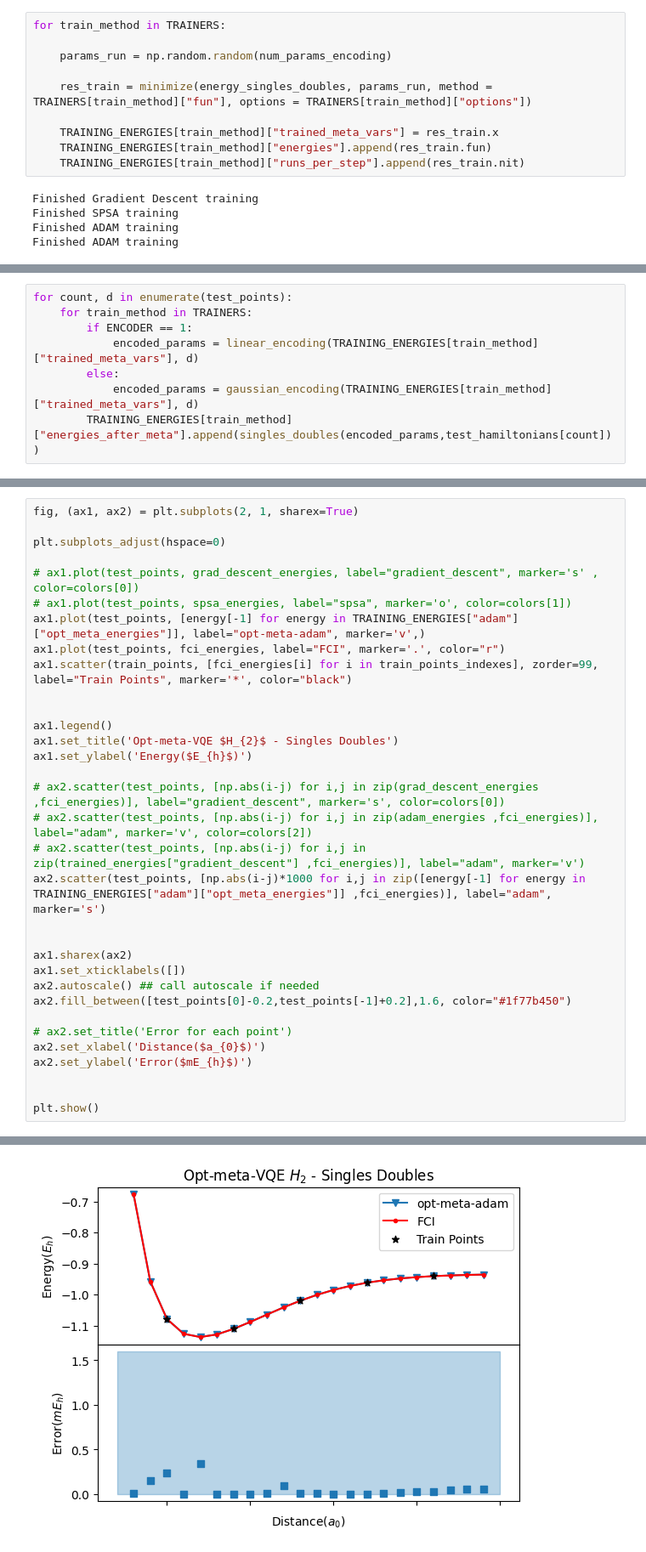
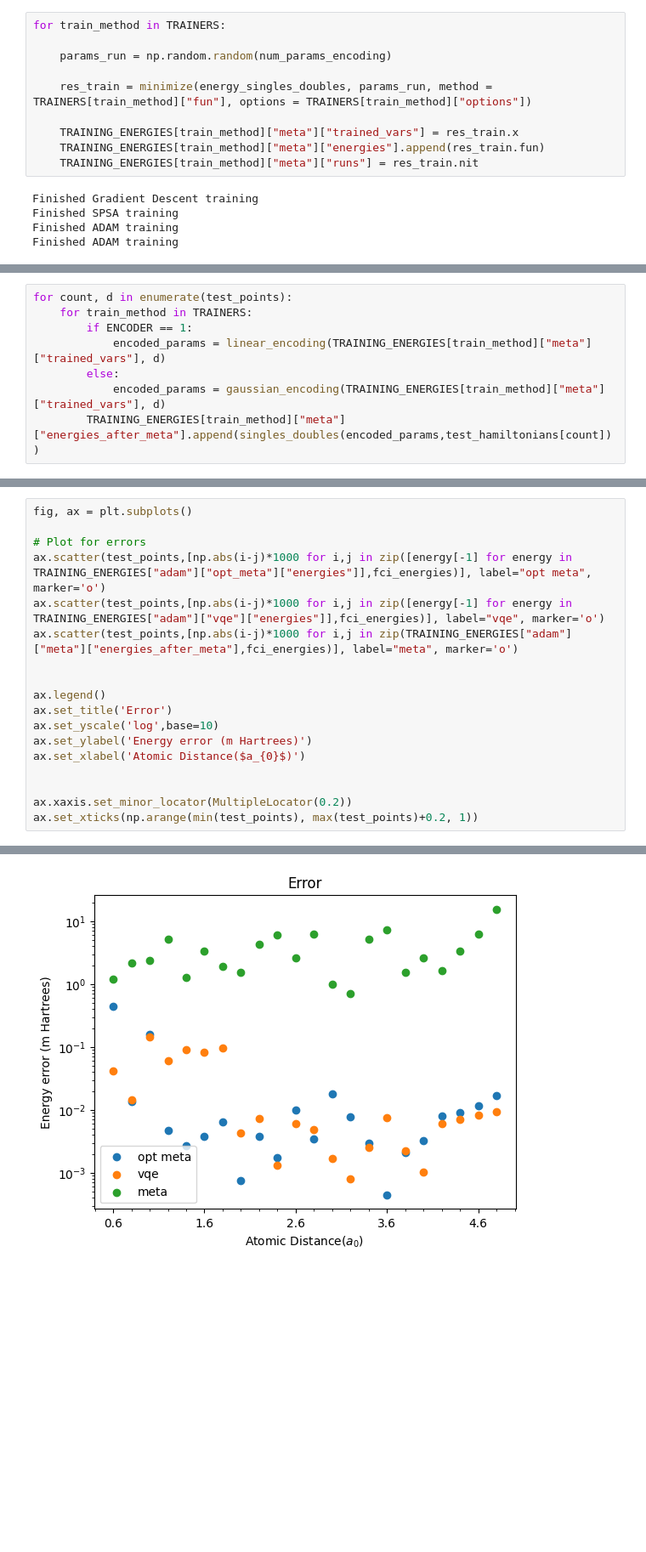
Before and after one commit to sergioandrescs/meta-VQE-pennylane, a Jupyter notebook: meta_VQE_pennylane_catalyst_singles_doubles.ipynb, the cells around one changed output, grey strips where cells are left out. Shown at 85% size. Cells and saved outputs as stored; diff of their text form; blank space fills up the shorter version.

Commit message:
Integrating VQE to meta. Runs

```diff
--- a/meta_VQE_pennylane_catalyst_singles_doubles.ipynb
+++ b/meta_VQE_pennylane_catalyst_singles_doubles.ipynb
@@ -316,9 +326,9 @@ for train_method in TRAINERS:
 
     res_train = minimize(energy_singles_doubles, params_run, method = TRAINERS[train_method]["fun"], options = TRAINERS[train_method]["options"])
 
-    TRAINING_ENERGIES[train_method]["trained_meta_vars"] = res_train.x
-    TRAINING_ENERGIES[train_method]["energies"].append(res_train.fun)
-    TRAINING_ENERGIES[train_method]["runs_per_step"].append(res_train.nit)
+    TRAINING_ENERGIES[train_method]["meta"]["trained_vars"] = res_train.x
+    TRAINING_ENERGIES[train_method]["meta"]["energies"].append(res_train.fun)
+    TRAINING_ENERGIES[train_method]["meta"]["runs"] = res_train.nit
 # %% [output]
 Finished Gradient Descent training
 Finished SPSA training
@@ -342,10 +352,10 @@ plt.show
 for count, d in enumerate(test_points):
     for train_method in TRAINERS:
         if ENCODER == 1:
-            encoded_params = linear_encoding(TRAINING_ENERGIES[train_method]["trained_meta_vars"], d)
+            encoded_params = linear_encoding(TRAINING_ENERGIES[train_method]["meta"]["trained_vars"], d)
         else:
-            encoded_params = gaussian_encoding(TRAINING_ENERGIES[train_method]["trained_meta_vars"], d)
-        TRAINING_ENERGIES[train_method]["energies_after_meta"].append(singles_doubles(encoded_params,test_hamiltonians[count]))
+            encoded_params = gaussian_encoding(TRAINING_ENERGIES[train_method]["meta"]["trained_vars"], d)
+        TRAINING_ENERGIES[train_method]["meta"]["energies_after_meta"].append(singles_doubles(encoded_params,test_hamiltonians[count]))
 # %%
 fig, (ax1, ax2) = plt.subplots(2, 1, sharex=True)
 
@@ -459,34 +467,19 @@ plt.show
 # %%
-fig, (ax1, ax2) = plt.subplots(2, 1, sharex=True)
+fig, ax = plt.subplots()
 
-plt.subplots_adjust(hspace=0)
-
-# ax1.plot(test_points, grad_descent_energies, label="gradient_descent", marker='s' , color=colors[0])
-# ax1.plot(test_points, spsa_energies, label="spsa", marker='o', color=colors[1])
-ax1.plot(test_points, [energy[-1] for energy in TRAINING_ENERGIES["adam"]["opt_meta_energies"]], label="opt-meta-adam", marker='v',)
-ax1.plot(test_points, fci_energies, label="FCI", marker='.', color="r")
-ax1.scatter(train_points, [fci_energies[i] for i in train_points_indexes], zorder=99, label="Train Points", marker='*', color="black")
+# Plot for errors
+ax.scatter(test_points,[np.abs(i-j)*1000 for i,j in zip([energy[-1] for energy in TRAINING_ENERGIES["adam"]["opt_meta"]["energies"]],fci_energies)], label="opt meta", marker='o')
+ax.scatter(test_points,[np.abs(i-j)*1000 for i,j in zip([energy[-1] for energy in TRAINING_ENERGIES["adam"]["vqe"]["energies"]],fci_energies)], label="vqe", marker='o')
+ax.scatter(test_points,[np.abs(i-j)*1000 for i,j in zip(TRAINING_ENERGIES["adam"]["meta"]["energies_after_meta"],fci_energies)], label="meta", marker='o')
 
 
-ax1.legend()
-ax1.set_title('Opt-meta-VQE $H_{2}$ - Singles Doubles')
-ax1.set_ylabel('Energy($E_{h}$)')
-
-# ax2.scatter(test_points, [np.abs(i-j) for i,j in zip(grad_descent_energies ,fci_energies)], label="gradient_descent", marker='s', color=colors[0])
-# ax2.scatter(test_points, [np.abs(i-j) for i,j in zip(adam_energies ,fci_energies)], label="adam", marker='v', color=colors[2])
-# ax2.scatter(test_points, [np.abs(i-j) for i,j in zip(trained_energies["gradient_descent"] ,fci_energies)], label="adam", marker='v')
-ax2.scatter(test_points, [np.abs(i-j)*1000 for i,j in zip([energy[-1] for energy in TRAINING_ENERGIES["adam"]["opt_meta_energies"]] ,fci_energies)], label="adam", marker='s')
+ax.legend()
+ax.set_title('Error')
+ax.set_yscale('log',base=10)
+ax.set_ylabel('Energy error (m Hartrees)')
+ax.set_xlabel('Atomic Distance($a_{0}$)')
 
 
-ax1.sharex(ax2)
-ax1.set_xticklabels([])
-ax2.autoscale() ## call autoscale if needed
-ax2.fill_between([test_points[0]-0.2,test_points[-1]+0.2],1.6, color="#1f77b450")
-
-# ax2.set_title('Error for each point')
-ax2.set_xlabel('Distance($a_{0}$)')
-ax2.set_ylabel('Error($mE_{h}$)')
-
-
-plt.show()
+ax.xaxis.set_minor_locator(MultipleLocator(0.2))
+ax.set_xticks(np.arange(min(test_points), max(test_points)+0.2, 1))
 # %% [output]
@@ -493,4 +491,4 @@ plt.show()
-[figure, old version]
+[figure, new version]
 # %%
 import json
 import numpy as np
```
Also changed, not shown: parts of 10 cells of this notebook, 42 other files.
